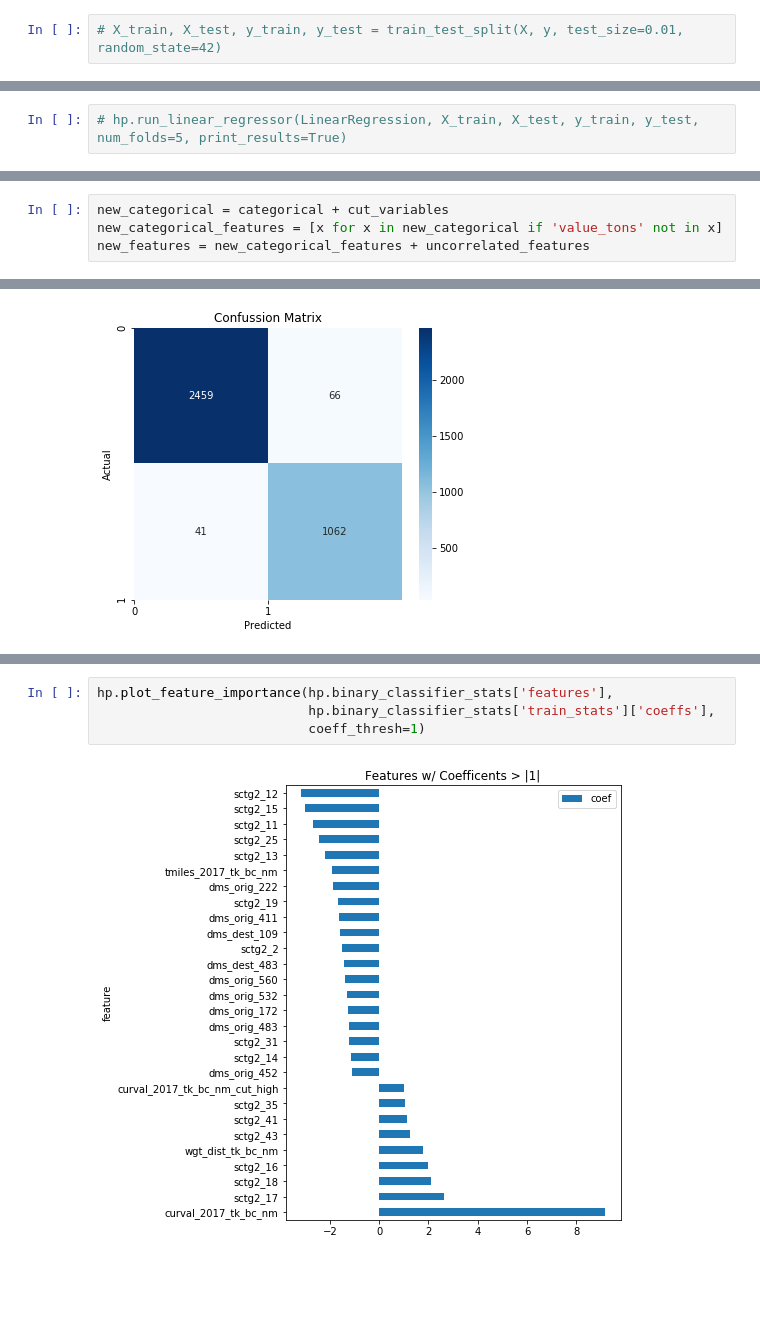
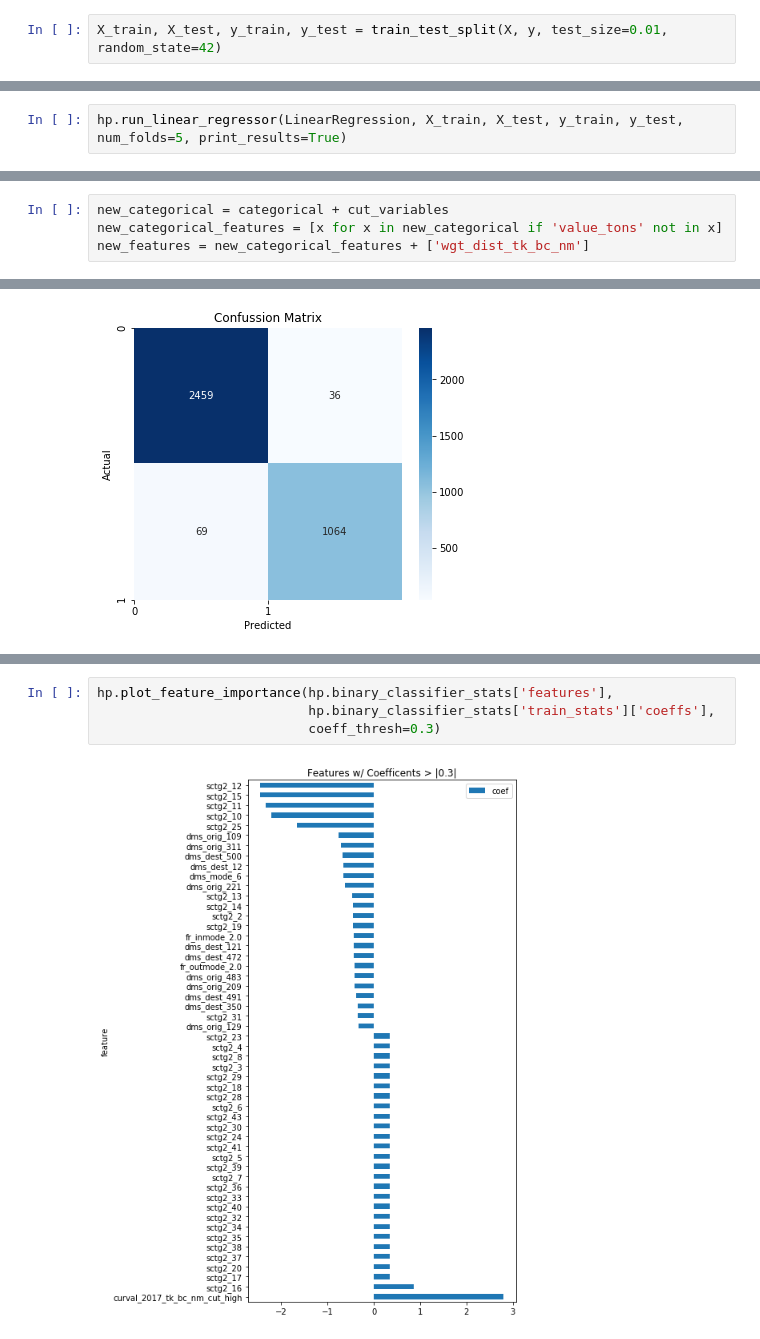
Before and after one commit to dmclark53/thinkful, a Jupyter notebook: Capstone-Projects/Capstone-3-Supervised-learning/Predicting_freight_value-Modeling.ipynb, the cells around one changed output, grey strips where cells are left out. Drawn from its saved outputs; the diff is of its cells as text; blank space fills up the shorter version.

```diff
--- a/Capstone-Projects/Capstone-3-Supervised-learning/Predicting_freight_value-Modeling.ipynb
+++ b/Capstone-Projects/Capstone-3-Supervised-learning/Predicting_freight_value-Modeling.ipynb
@@ -232,8 +237,8 @@ y = df_subset[target_var]
 ### Train/test split
 Create train and test datasets. Since the dataset is so large, I will create a small test set so that I have more data to use for training.
 # %%
-# X_train, X_test, y_train, y_test = train_test_split(X, y, test_size=0.01, random_state=42)
+X_train, X_test, y_train, y_test = train_test_split(X, y, test_size=0.01, random_state=42)
 # %% [markdown]
 ### Model 1: Simple Linear Regression
 # %%
-# hp.run_linear_regressor(LinearRegression, X_train, X_test, y_train, y_test, num_folds=5, print_results=True)
+hp.run_linear_regressor(LinearRegression, X_train, X_test, y_train, y_test, num_folds=5, print_results=True)
@@ -294,4 +315,4 @@ Combine variables which will be used for modeling.
 # %%
 new_categorical = categorical + cut_variables
 new_categorical_features = [x for x in new_categorical if 'value_tons' not in x]
-new_features = new_categorical_features + uncorrelated_features
+new_features = new_categorical_features + ['wgt_dist_tk_bc_nm']
@@ -386,6 +410,6 @@ We can gain further information about how well this model performs at classifica
 # %%
 hp.plot_feature_importance(hp.binary_classifier_stats['features'],
                            hp.binary_classifier_stats['train_stats']['coeffs'],
-                           coeff_thresh=1)
+                           coeff_thresh=0.3)
 # %% [output]
-[figure, old version]
+[figure, new version]
```
Also changed, not shown: parts of 36 cells of this notebook, 2 other files.
